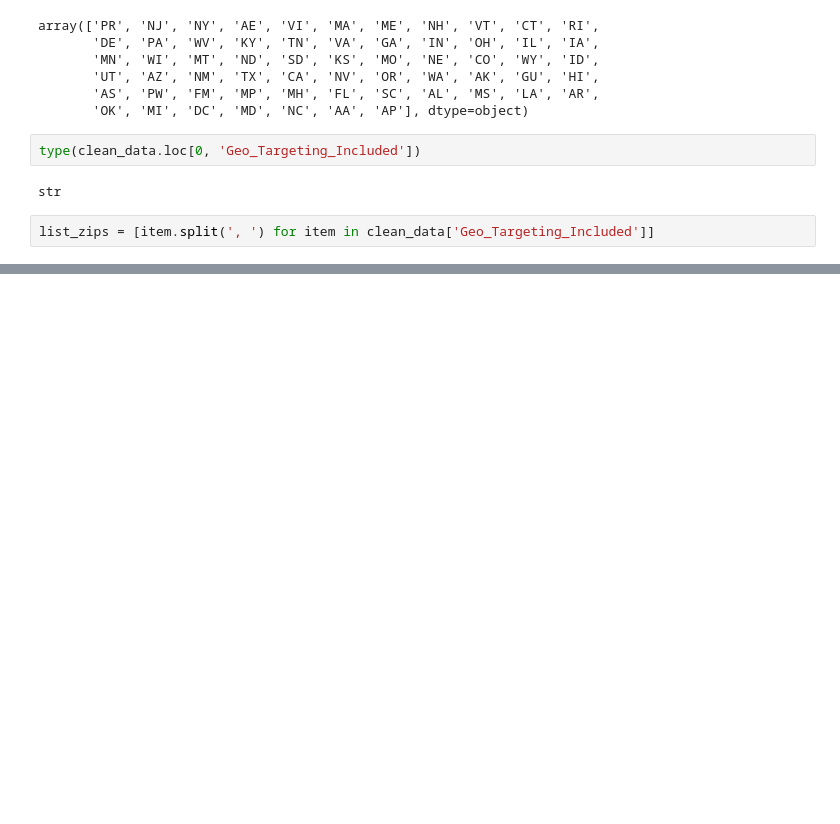
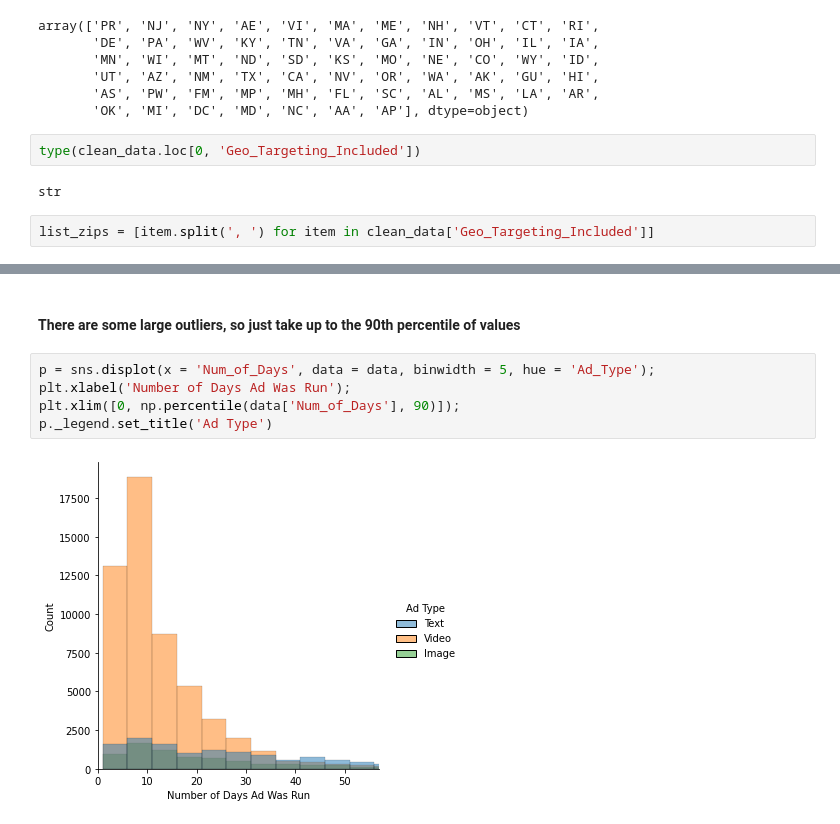
Before and after one commit to esalamon17/Google-Political-Ads, a Jupyter notebook: testing datasetst.ipynb, the cells around one changed output, grey strips where cells are left out. Drawn from its saved outputs; the diff is of its cells as text; blank space fills up the shorter version.

```diff
--- a/testing datasetst.ipynb
+++ b/testing datasetst.ipynb
@@ -154,0 +239,9 @@ KeyboardInterrupt:
+# %% [markdown]
+#### There are some large outliers, so just take up to the 90th percentile of values
+# %%
+p = sns.displot(x = 'Num_of_Days', data = data, binwidth = 5, hue = 'Ad_Type');
+plt.xlabel('Number of Days Ad Was Run');
+plt.xlim([0, np.percentile(data['Num_of_Days'], 90)]);
+p._legend.set_title('Ad Type')
+# %% [output]
+[figure, added]
```
Also changed, not shown: parts of 40 cells of this notebook.
